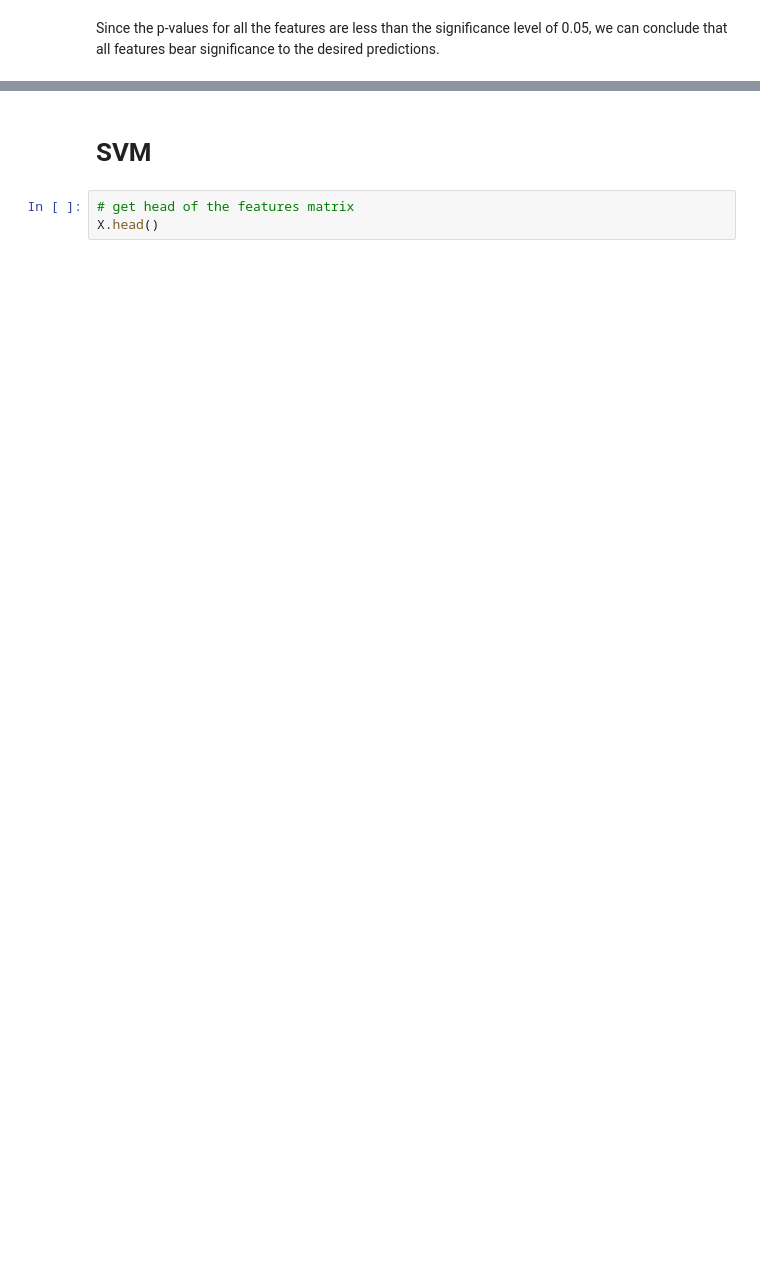
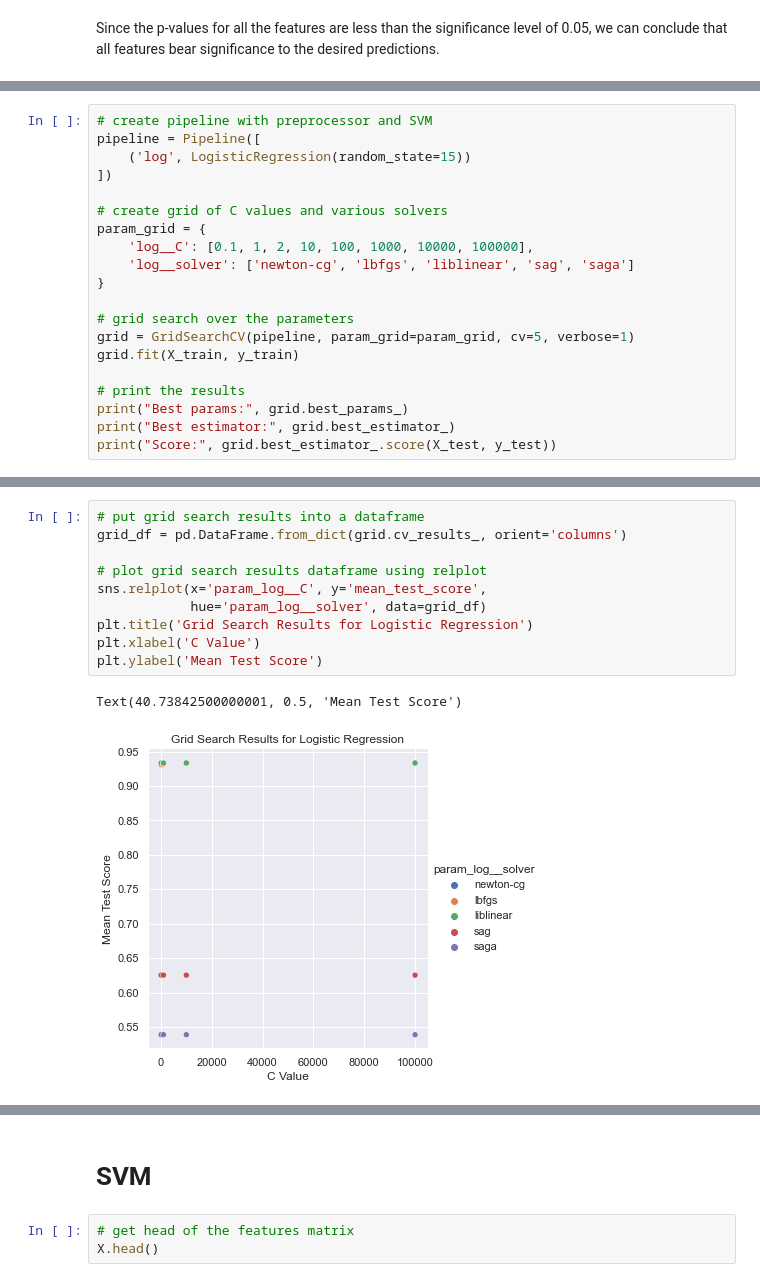
Before and after one commit to Sreevatsa03/credit-card-fraud-detection, a Jupyter notebook: card.ipynb, the cells around one changed output, grey strips where cells are left out. Cells and saved outputs as stored; diff of their text form; blank space fills up the shorter version.

Commit message:
more hyper param tuning on logreg to get slightly better model accuracy

```diff
--- a/card.ipynb
+++ b/card.ipynb
@@ -304,0 +276,20 @@ The best solver is: newton-cg-2.0 with recall of: 0.9546666666666667
+# %%
+# create pipeline with preprocessor and SVM
+pipeline = Pipeline([
+    ('log', LogisticRegression(random_state=15))
+])
+
+# create grid of C values and various solvers
+param_grid = {
+    'log__C': [0.1, 1, 2, 10, 100, 1000, 10000, 100000],
+    'log__solver': ['newton-cg', 'lbfgs', 'liblinear', 'sag', 'saga']
+}
+
+# grid search over the parameters
+grid = GridSearchCV(pipeline, param_grid=param_grid, cv=5, verbose=1)
+grid.fit(X_train, y_train)
+
+# print the results
+print("Best params:", grid.best_params_)
+print("Best estimator:", grid.best_estimator_)
+print("Score:", grid.best_estimator_.score(X_test, y_test))
@@ -305 +319,14 @@ The best solver is: newton-cg-2.0 with recall of: 0.9546666666666667
+# %%
+# put grid search results into a dataframe
+grid_df = pd.DataFrame.from_dict(grid.cv_results_, orient='columns')
+
+# plot grid search results dataframe using relplot
+sns.relplot(x='param_log__C', y='mean_test_score',
+            hue='param_log__solver', data=grid_df)
+plt.title('Grid Search Results for Logistic Regression')
+plt.xlabel('C Value')
+plt.ylabel('Mean Test Score')
+# %% [output]
+Text(40.73842500000001, 0.5, 'Mean Test Score')
+[figure, added]
 # %%
```
Also changed, not shown: parts of 9 cells of this notebook.
